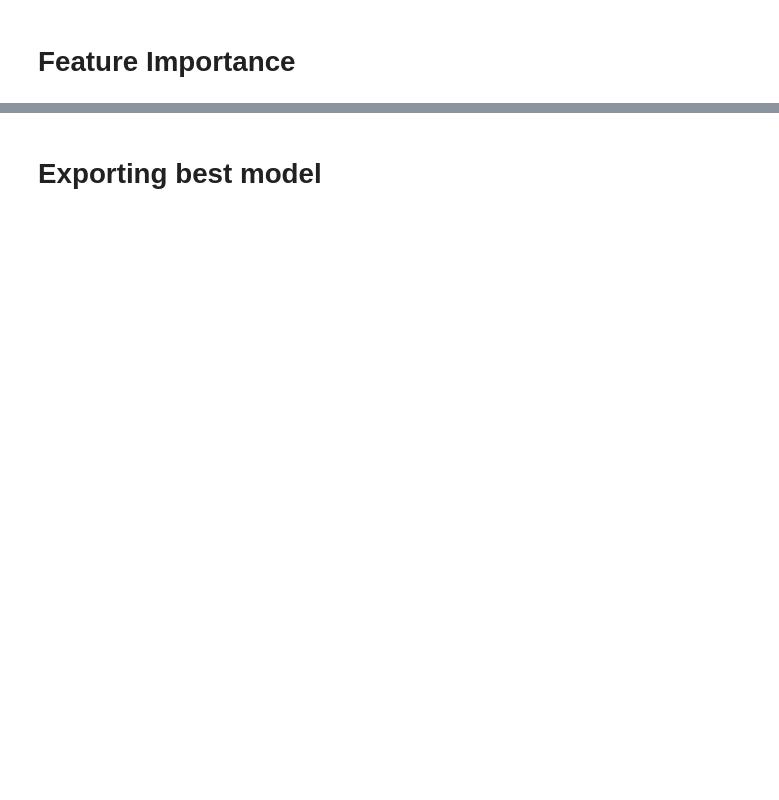
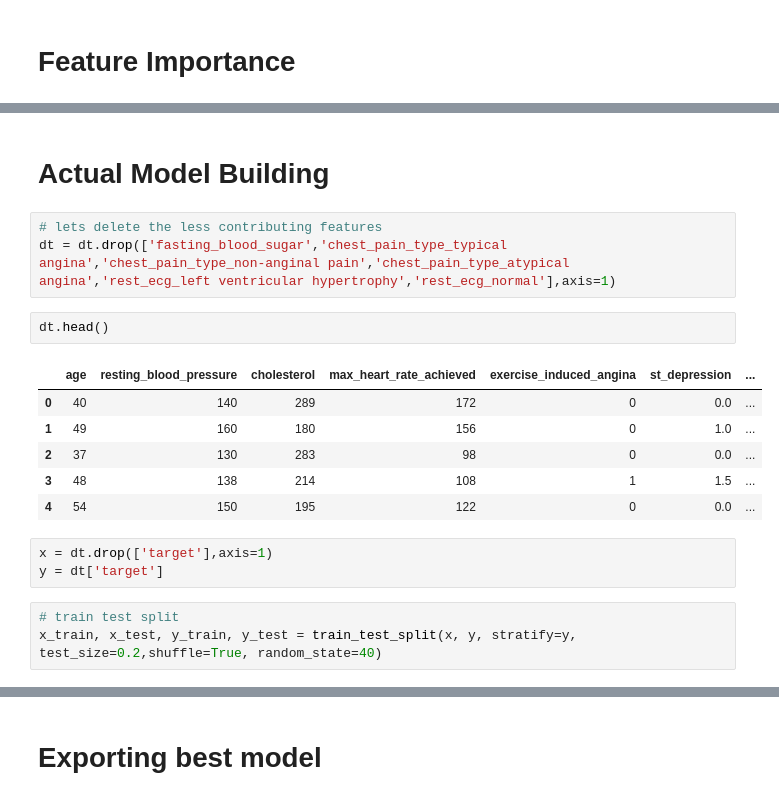
Before and after one commit to santoshw03/ML_and_Healthcare, a Jupyter notebook: modelToPredictHeartDisease.ipynb, the cells around one changed output, grey strips where cells are left out. Drawn from its saved outputs; the diff is of its cells as text; blank space fills up the shorter version.

Commit message:
model to predict heartdisease

```diff
--- a/modelToPredictHeartDisease.ipynb
+++ b/modelToPredictHeartDisease.ipynb
@@ -755,0 +756,20 @@ feat_importances.sort_values().plot(kind="barh",figsize=(10, 6))
+# %% [markdown]
+# Actual Model Building
+# %%
+# lets delete the less contributing features
+dt = dt.drop(['fasting_blood_sugar','chest_pain_type_typical angina','chest_pain_type_non-anginal pain','chest_pain_type_atypical angina','rest_ecg_left ventricular hypertrophy','rest_ecg_normal'],axis=1)
+# %%
+dt.head()
+# %% [output]
+|  | age | resting_blood_pressure | cholesterol | max_heart_rate_achieved | exercise_induced_angina | st_depression | ... |
+| 0 | 40 | 140 | 289 | 172 | 0 | 0.0 | ... |
+| 1 | 49 | 160 | 180 | 156 | 0 | 1.0 | ... |
+| 2 | 37 | 130 | 283 | 98 | 0 | 0.0 | ... |
+| 3 | 48 | 138 | 214 | 108 | 1 | 1.5 | ... |
+| 4 | 54 | 150 | 195 | 122 | 0 | 0.0 | ... |
+# %%
+x = dt.drop(['target'],axis=1)
+y = dt['target']
+# %%
+# train test split
+x_train, x_test, y_train, y_test = train_test_split(x, y, stratify=y, test_size=0.2,shuffle=True, random_state=40)
```
Also changed, not shown: parts of 15 cells of this notebook, 2 other files.
